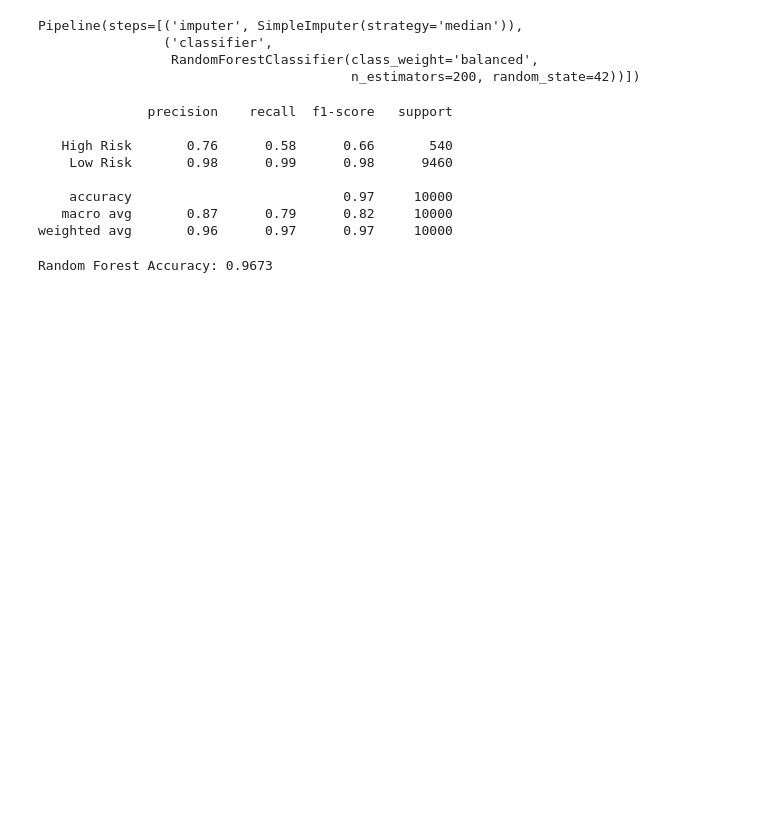
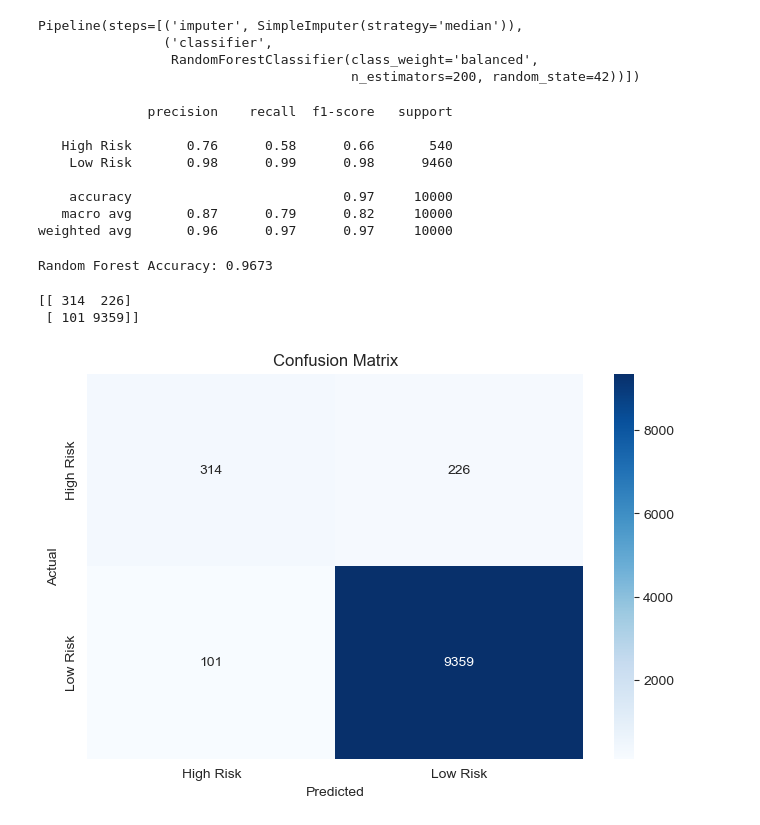
Before and after one commit to JuttuAbhiram/Data-Analytics-with-AI, a Jupyter notebook: e_commerce_customer_segment_analysis.ipynb, the cells around one changed output. Saved outputs shown, nothing was run; the diff lists cells and outputs as text; code cells hidden in the pictures; blank space fills up the shorter version.

Commit message:
confusion matrix

```diff
--- a/e_commerce_customer_segment_analysis.ipynb
+++ b/e_commerce_customer_segment_analysis.ipynb
@@ -348,3 +348,22 @@ rf_accuracy = accuracy_score(y_test,rf_pred)
 print("Random Forest Accuracy:", rf_accuracy)
 # %% [output]
 Random Forest Accuracy: 0.9673
+# %%
+from sklearn.metrics import confusion_matrix
+
+cm=confusion_matrix(y_test,rf_pred)
+print(cm)
+# %% [output]
+[[ 314  226]
+ [ 101 9359]]
+# %%
+plt.figure(figsize=(8,5))
+
+sns.heatmap(cm,annot=True,fmt="d",cmap="Blues",xticklabels=["High Risk", "Low Risk"],
+            yticklabels=["High Risk", "Low Risk"])
+plt.xlabel("Predicted")
+plt.ylabel("Actual")
+plt.title("Confusion Matrix")
+plt.show()
+# %% [output]
+[figure, added]
```
Also changed, not shown: parts of 1 cell of this notebook.
